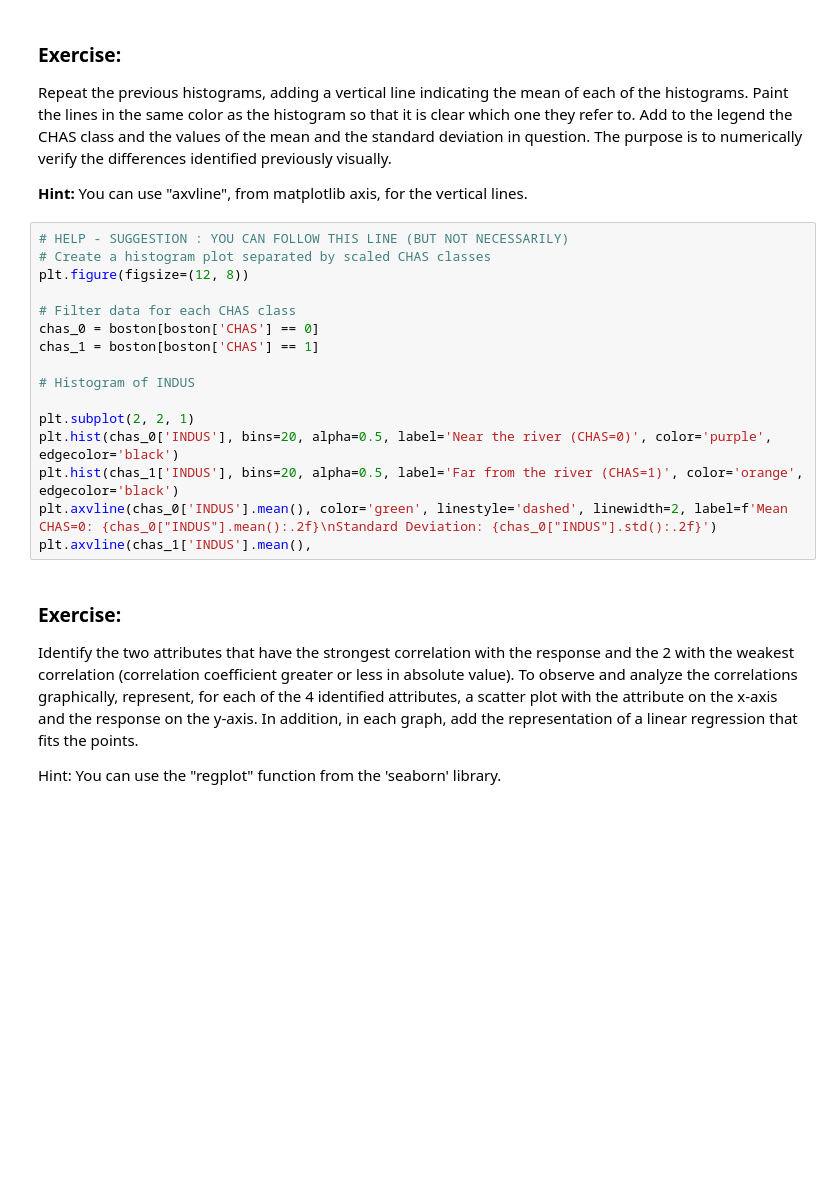
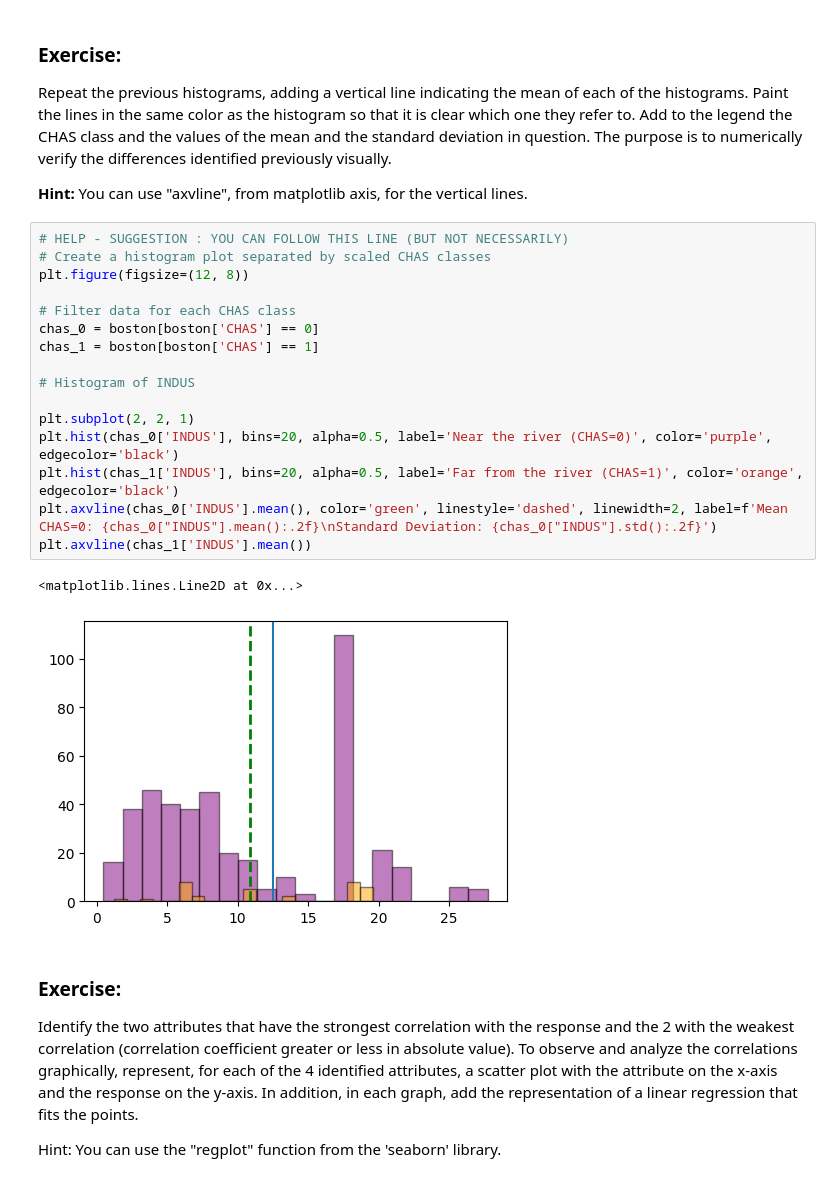
Before and after one commit to Eva080804/EDA, a Jupyter notebook: Ejercicio_1/EDA_inicial_blanco__ENG.ipynb, the cells around one changed output. Saved outputs shown, nothing was run; the diff lists cells and outputs as text; blank space fills up the shorter version.

```diff
--- a/Ejercicio_1/EDA_inicial_blanco__ENG.ipynb
+++ b/Ejercicio_1/EDA_inicial_blanco__ENG.ipynb
@@ -297,19 +305,22 @@ Repeat the previous histograms, adding a vertical line indicating the mean of ea
 # %%
 # HELP - SUGGESTION : YOU CAN FOLLOW THIS LINE (BUT NOT NECESSARILY)
 # Create a histogram plot separated by scaled CHAS classes
 plt.figure(figsize=(12, 8))
 
 # Filter data for each CHAS class
 chas_0 = boston[boston['CHAS'] == 0]
 chas_1 = boston[boston['CHAS'] == 1]
 
 # Histogram of INDUS
 
 plt.subplot(2, 2, 1)
 plt.hist(chas_0['INDUS'], bins=20, alpha=0.5, label='Near the river (CHAS=0)', color='purple', edgecolor='black')
 plt.hist(chas_1['INDUS'], bins=20, alpha=0.5, label='Far from the river (CHAS=1)', color='orange', edgecolor='black')
 plt.axvline(chas_0['INDUS'].mean(), color='green', linestyle='dashed', linewidth=2, label=f'Mean CHAS=0: {chas_0["INDUS"].mean():.2f}\nStandard Deviation: {chas_0["INDUS"].std():.2f}')
-plt.axvline(chas_1['INDUS'].mean(),
+plt.axvline(chas_1['INDUS'].mean())
+# %% [output]
+<matplotlib.lines.Line2D at 0x...>
+[figure, added]
 # %% [markdown]
 ### **Exercise:**
 
```
Also changed, not shown: parts of 6 cells of this notebook.
